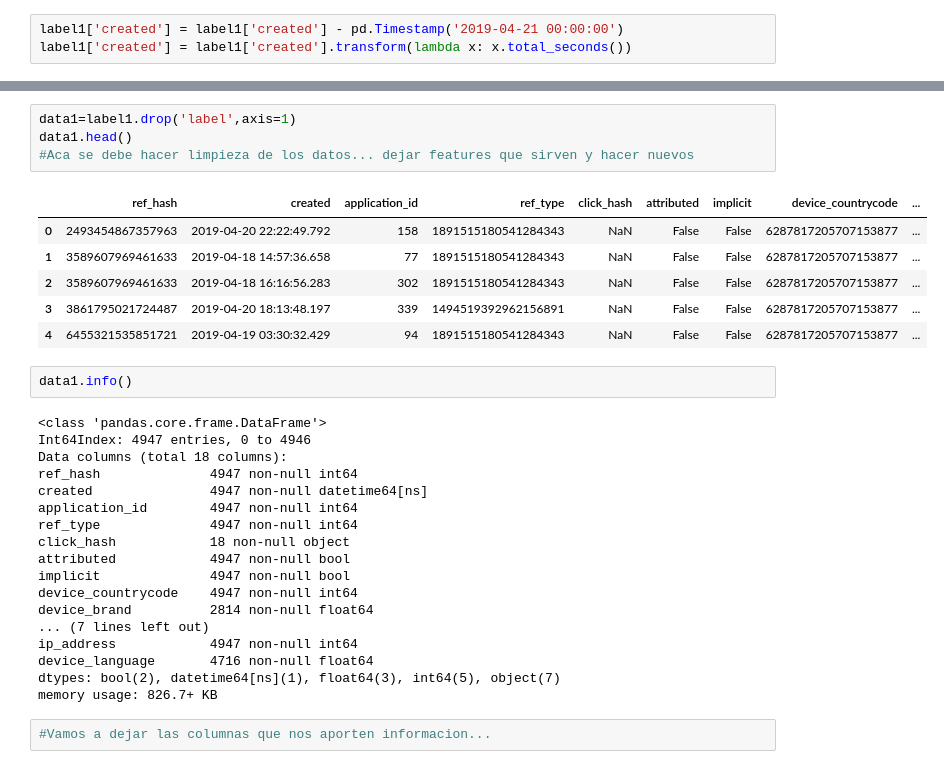
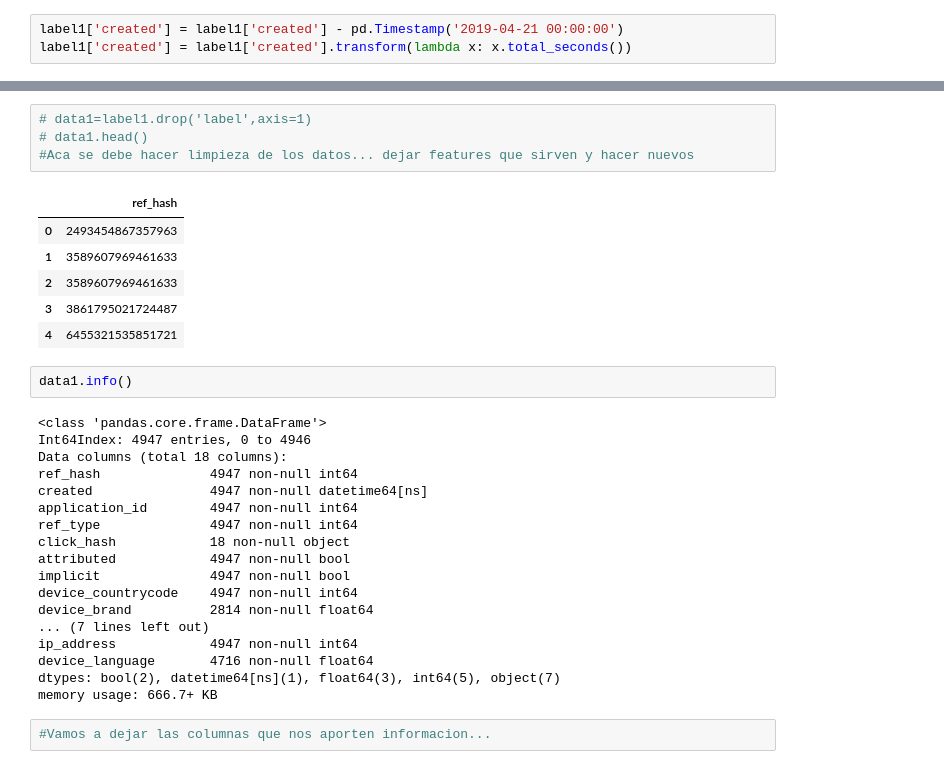
Before and after one commit to EugeniaFranchi/TP-Datos-2019, a Jupyter notebook: TP2/sklearn.ipynb, the cells around one changed output, grey strips where cells are left out. Saved outputs shown, nothing was run; the diff lists cells and outputs as text.

```diff
--- a/TP2/sklearn.ipynb
+++ b/TP2/sklearn.ipynb
@@ -68,14 +77,14 @@ Name: label, Length: 4947, dtype: float64
 # %%
-data1=label1.drop('label',axis=1)
-data1.head()
+# data1=label1.drop('label',axis=1)
+# data1.head()
 #Aca se debe hacer limpieza de los datos... dejar features que sirven y hacer nuevos
 # %% [output]
-|  | ref_hash | created | application_id | ref_type | click_hash | attributed | implicit | device_countrycode | ... |
-| 0 | 2493454867357963 | 2019-04-20 22:22:49.792 | 158 | 1891515180541284343 | NaN | False | False | 6287817205707153877 | ... |
-| 1 | 3589607969461633 | 2019-04-18 14:57:36.658 | 77 | 1891515180541284343 | NaN | False | False | 6287817205707153877 | ... |
-| 2 | 3589607969461633 | 2019-04-18 16:16:56.283 | 302 | 1891515180541284343 | NaN | False | False | 6287817205707153877 | ... |
-| 3 | 3861795021724487 | 2019-04-20 18:13:48.197 | 339 | 1494519392962156891 | NaN | False | False | 6287817205707153877 | ... |
-| 4 | 6455321535851721 | 2019-04-19 03:30:32.429 | 94 | 1891515180541284343 | NaN | False | False | 6287817205707153877 | ... |
+|  | ref_hash |
+| 0 | 2493454867357963 |
+| 1 | 3589607969461633 |
+| 2 | 3589607969461633 |
+| 3 | 3861795021724487 |
+| 4 | 6455321535851721 |
 # %%
 data1.info()
 # %% [output]
@@ -95,7 +104,7 @@ device_brand          2814 non-null float64
 ip_address            4947 non-null int64
 device_language       4716 non-null float64
 dtypes: bool(2), datetime64[ns](1), float64(3), int64(5), object(7)
-memory usage: 826.7+ KB
+memory usage: 666.7+ KB
 # %%
 #Vamos a dejar las columnas que nos aporten informacion...
 # %%
```
Also changed, not shown: parts of 20 cells of this notebook.
